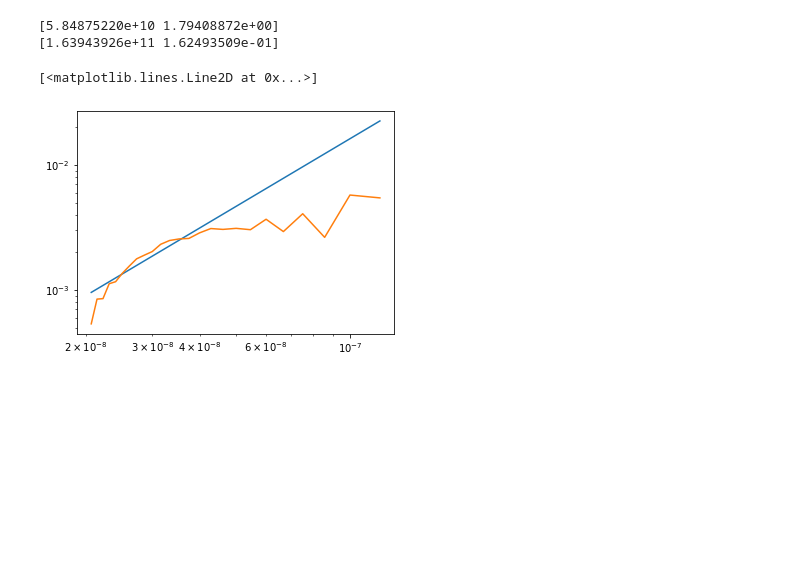
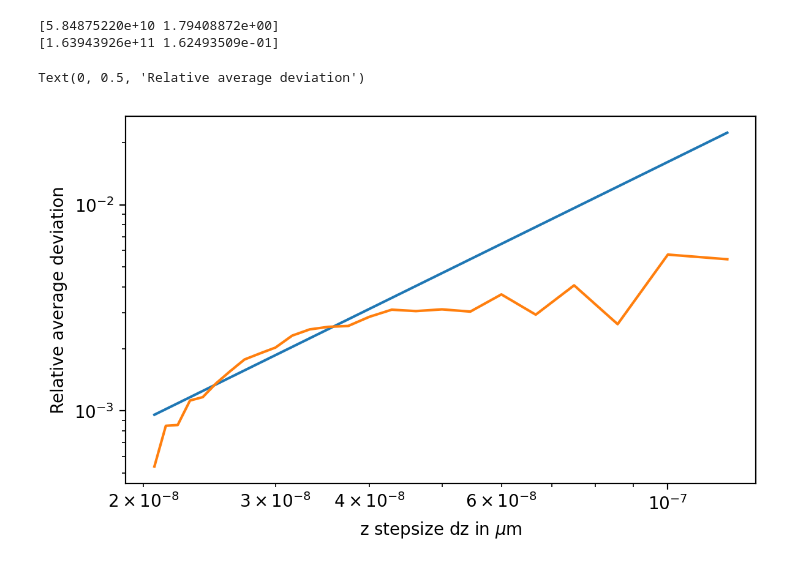
Before and after one commit to roflmaostc/Finite-Difference-Time-Domain, a Jupyter notebook: convergence_check.ipynb, the cells around one changed output. Saved outputs shown, nothing was run; the diff lists cells and outputs as text; code cells hidden in the pictures; blank space fills up the shorter version.

```diff
--- a/convergence_check.ipynb
+++ b/convergence_check.ipynb
@@ -136,15 +136,18 @@ for i in range(50, 300, 10):
 # %%
 def fit_f(x, a, b):
     return a * x ** b
 
 params, pcov= optimize.curve_fit(fit_f, arr[10:], res[10:], p0=[10000, 2])
 perr = np.sqrt(np.diag(pcov))
 print(params)
 print(perr)
+plt.figure(figsize=(7, 4), dpi=200, facecolor='w', edgecolor='k')
 plt.loglog(arr, fit_f(arr, params[0], params[1]))
 plt.loglog(arr, res)
+plt.xlabel(r"z stepsize dz in $\mu$m")
+plt.ylabel("Relative average deviation")
 # %% [output]
 [5.84875220e+10 1.79408872e+00]
 [1.63943926e+11 1.62493509e-01]
-[<matplotlib.lines.Line2D at 0x...>]
+Text(0, 0.5, 'Relative average deviation')
-[figure, old version]
+[figure, new version]
```
Also changed, not shown: parts of 1 cell of this notebook.
